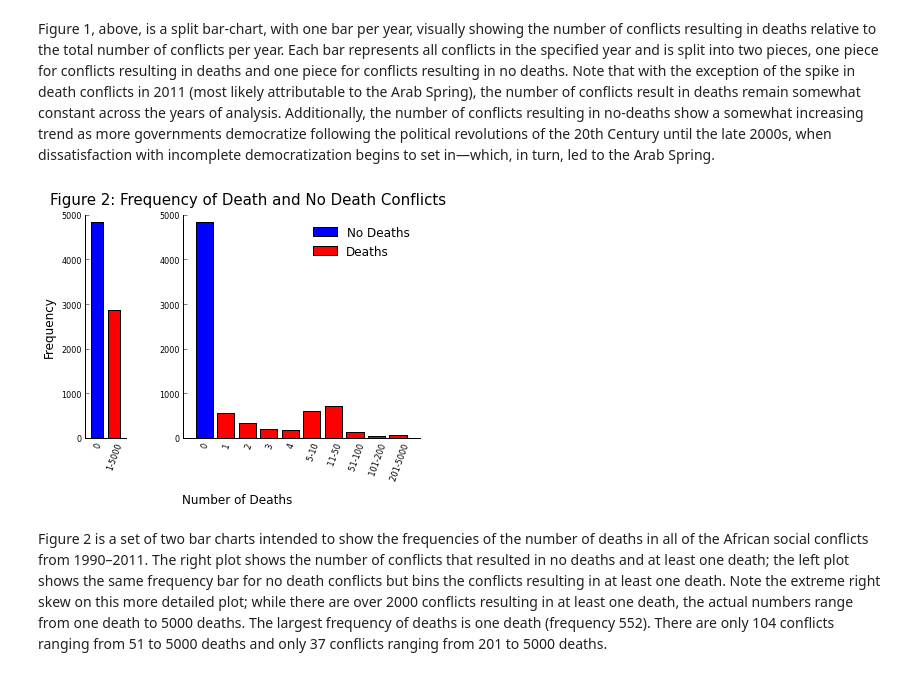
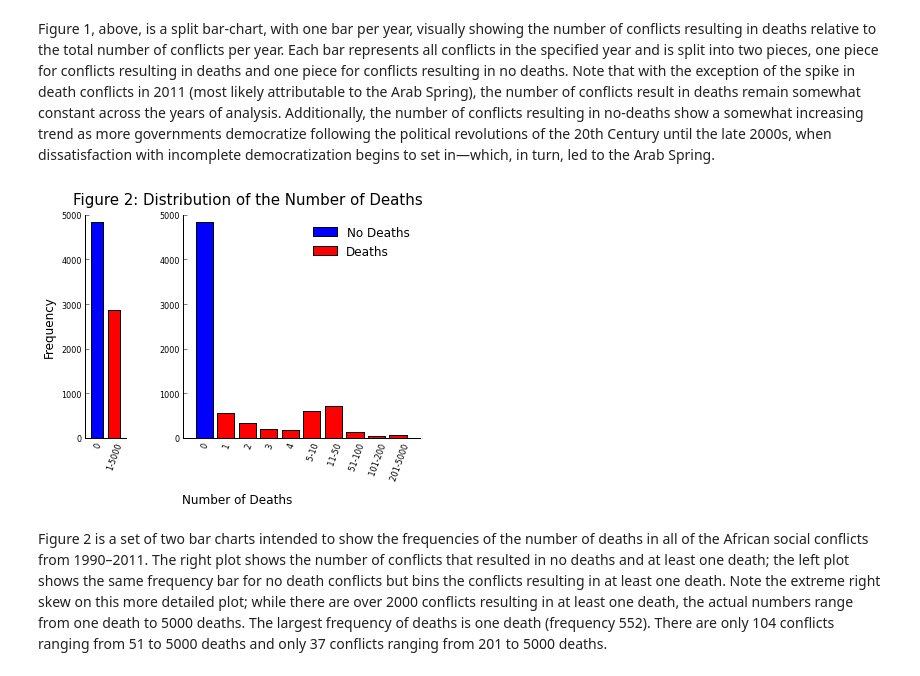
Before and after one commit to boyasm/STAT-222, a Jupyter notebook: Boyas 222 Project.ipynb, the cells around one changed output. Saved outputs shown, nothing was run; the diff lists cells and outputs as text; code cells hidden in the pictures.

```diff
--- a/Boyas 222 Project.ipynb
+++ b/Boyas 222 Project.ipynb
@@ -278,35 +278,35 @@ for i in range(0, 6, 1):
 ax.set_yticklabels(ylabs, fontsize=8)
 
 xlabs = ['' for x in range(0, 13, 1) ]
 
 ax.set_xticks(bins)
 xlabs = ['0',' 1',' 2',' 3', '4', ' 5-10',' 11-50',' 51-100',' 101-200',' 201-5000']
 ax.set_xticklabels(xlabs, fontsize=8, rotation=70)
 ax.set_xlim((-1, 10))
 
 ax2 = plt.subplot2grid((1,7), (0, 0))
 p3 = ax2.bar(1, histFreqs[0], color='b', align='center', width=0.5)
 p4 = ax2.bar(1.7, np.sum(histFreqs[1:]), color='r', align='center', width=0.5)
 
 axesToLose = ['top', 'right']
 for axis in axesToLose:
     ax2.spines[axis].set_visible(False)
 
 ax2.xaxis.set_ticks_position('none')
 ax2.yaxis.set_ticks_position('left')
 ax2.set_ylabel('Frequency', fontsize=12)
 
 ax2.set_yticklabels(ylabs, fontsize=8)
 ax2.set_xlim((0.5, 2.2))
 ax2.set_xticks((1, 1.7))
 ax2.set_xticklabels(['0', '1-5000'], fontsize=8, rotation=70)
 
 
-fig.suptitle('Figure 2: Frequency of Death and No Death Conflicts \n', fontsize=15)
+fig.suptitle('Figure 2: Distribution of the Number of Deaths \n', fontsize=15)
 fig.text(0.35,-0.1,'Number of Deaths', fontsize=12)
 plt.savefig('fig2.pdf', format='pdf', bbox_inches='tight')
 # %% [output]
-[figure, old version]
+[figure, new version]
 # %% [markdown]
 Figure 2 is a set of two bar charts intended to show the frequencies of the number of deaths in all of the African social conflicts from 1990&ndash;2011.  The right plot shows the number of conflicts that resulted in no deaths and at least one death; the left plot shows the same frequency bar for no death conflicts but bins the conflicts resulting in at least one death.  Note the extreme right skew on this more detailed plot; while there are over 2000 conflicts resulting in at least one death, the actual numbers range from one death to 5000 deaths.  The largest frequency of deaths is one death (frequency 552). There are only 104 conflicts ranging from 51 to 5000 deaths and only 37 conflicts ranging from 201 to 5000 deaths.
 # %%
```
Also changed, not shown: parts of 10 cells of this notebook.
